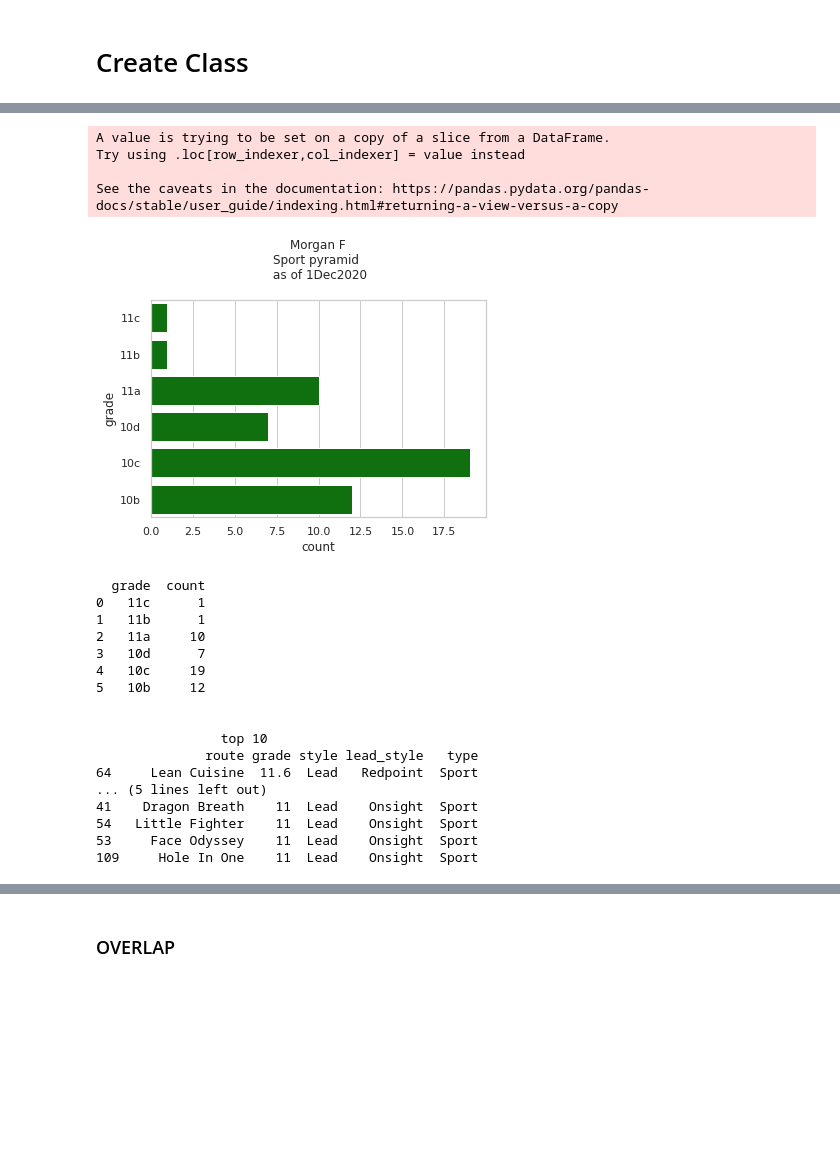
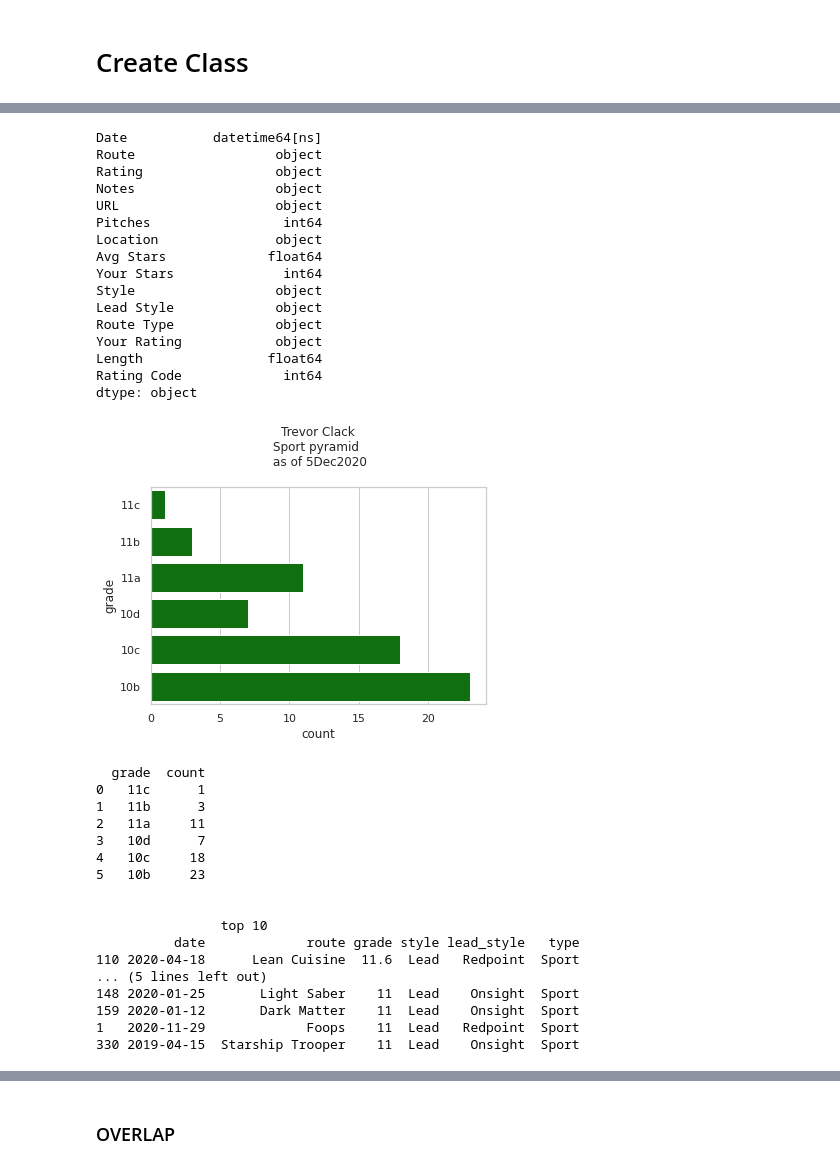
Before and after one commit to Tclack88/MountainProject, a Jupyter notebook: rp_os_pyramids.ipynb, the cells around one changed output, grey strips where cells are left out. Saved outputs shown, nothing was run; the diff lists cells and outputs as text; code cells hidden in the pictures; blank space fills up the shorter version.

```diff
--- a/rp_os_pyramids.ipynb
+++ b/rp_os_pyramids.ipynb
@@ -782,38 +847,50 @@ class Pyramid:
 # %%
-# document = "https://www.mountainproject.com/user/109791883/trevor-clack/tick-export"   # Trevor
-document = "https://www.mountainproject.com/user/110296901/morgan-f/tick-export"  # Morgan
+document = "https://www.mountainproject.com/user/109791883/trevor-clack/tick-export"   # Trevor
+# document = "https://www.mountainproject.com/user/110296901/morgan-f/tick-export"  # Morgan
 # document = "https://www.mountainproject.com/user/106234022/stormeh/tick-export" # Ryan Murphy
 # area_url = "https://www.mountainproject.com/area/classics/108189726/fairview-mountain"
 area_url = "https://www.mountainproject.com/area/classics/105931166/central-pinnacles"
 P = Pyramid(document)
 # P.make_recommendations(area_url)
 # P.show_pyramids('trad')
 P.show_pyramids()
-
+# P.yearly_progress()
 # TODO: fix the show_pyramids, with 'None' it shows one then doesn't show the other
 # %% [output]
-A value is trying to be set on a copy of a slice from a DataFrame.
-Try using .loc[row_indexer,col_indexer] = value instead
-
-See the caveats in the documentation: https://pandas.pydata.org/pandas-docs/stable/user_guide/indexing.html#returning-a-view-versus-a-copy
+Date           datetime64[ns]
+Route                  object
+Rating                 object
+Notes                  object
+URL                    object
+Pitches                 int64
+Location               object
+Avg Stars             float64
+Your Stars              int64
+Style                  object
+Lead Style             object
+Route Type             object
+Your Rating            object
+Length                float64
+Rating Code             int64
+dtype: object
-[figure, old version]
+[figure, new version]
   grade  count
 0   11c      1
-1   11b      1
-2   11a     10
+1   11b      3
+2   11a     11
 3   10d      7
-4   10c     19
-5   10b     12
+4   10c     18
+5   10b     23
 
 
                 top 10
-              route grade style lead_style   type
-64     Lean Cuisine  11.6  Lead   Redpoint  Sport
+          date             route grade style lead_style   type
+110 2020-04-18      Lean Cuisine  11.6  Lead   Redpoint  Sport
 ... (5 lines left out)
-41    Dragon Breath    11  Lead    Onsight  Sport
-54   Little Fighter    11  Lead    Onsight  Sport
-53     Face Odyssey    11  Lead    Onsight  Sport
-109     Hole In One    11  Lead    Onsight  Sport
+148 2020-01-25       Light Saber    11  Lead    Onsight  Sport
+159 2020-01-12       Dark Matter    11  Lead    Onsight  Sport
+1   2020-11-29             Foops    11  Lead   Redpoint  Sport
+330 2019-04-15  Starship Trooper    11  Lead    Onsight  Sport
 # %%
 P.yearly_mileage
 # %% [output]
```
Also changed, not shown: parts of 5 cells of this notebook.
